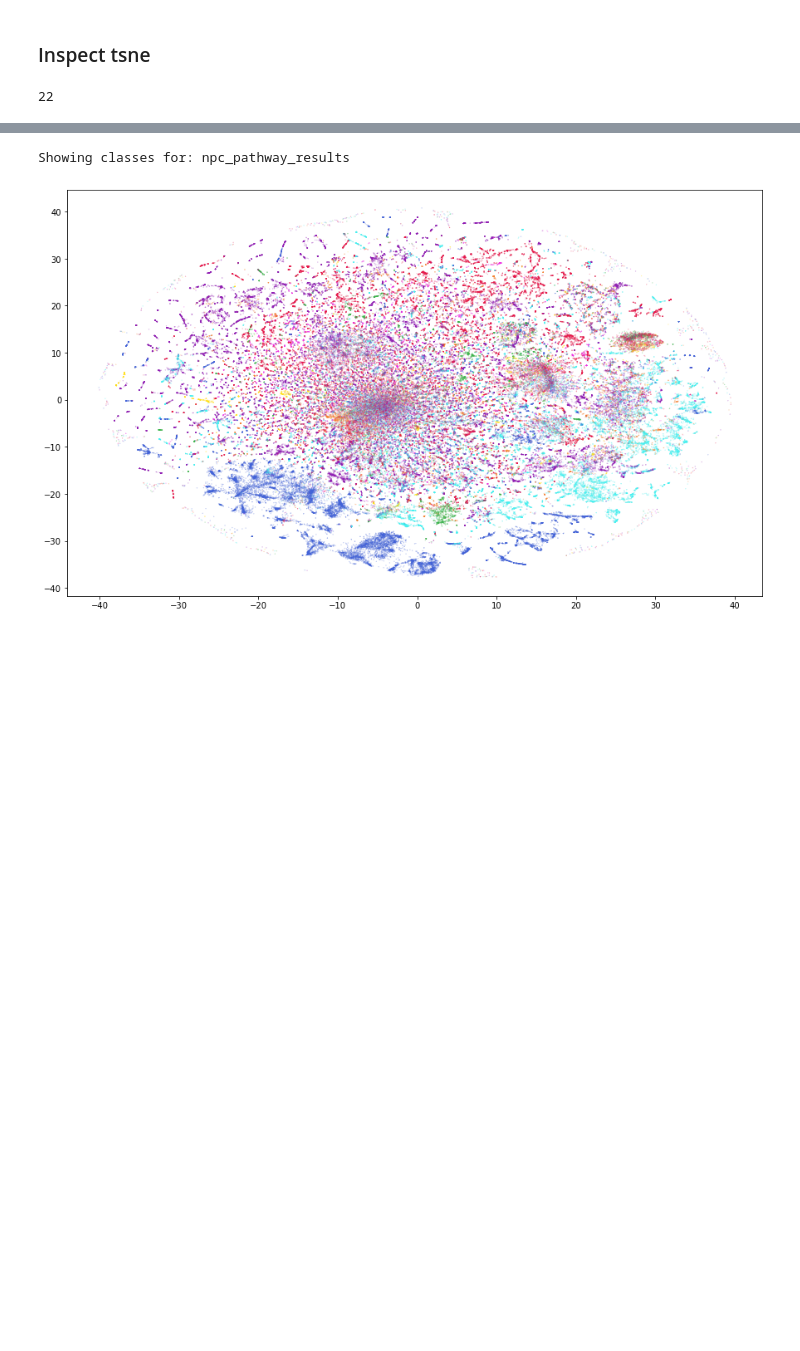
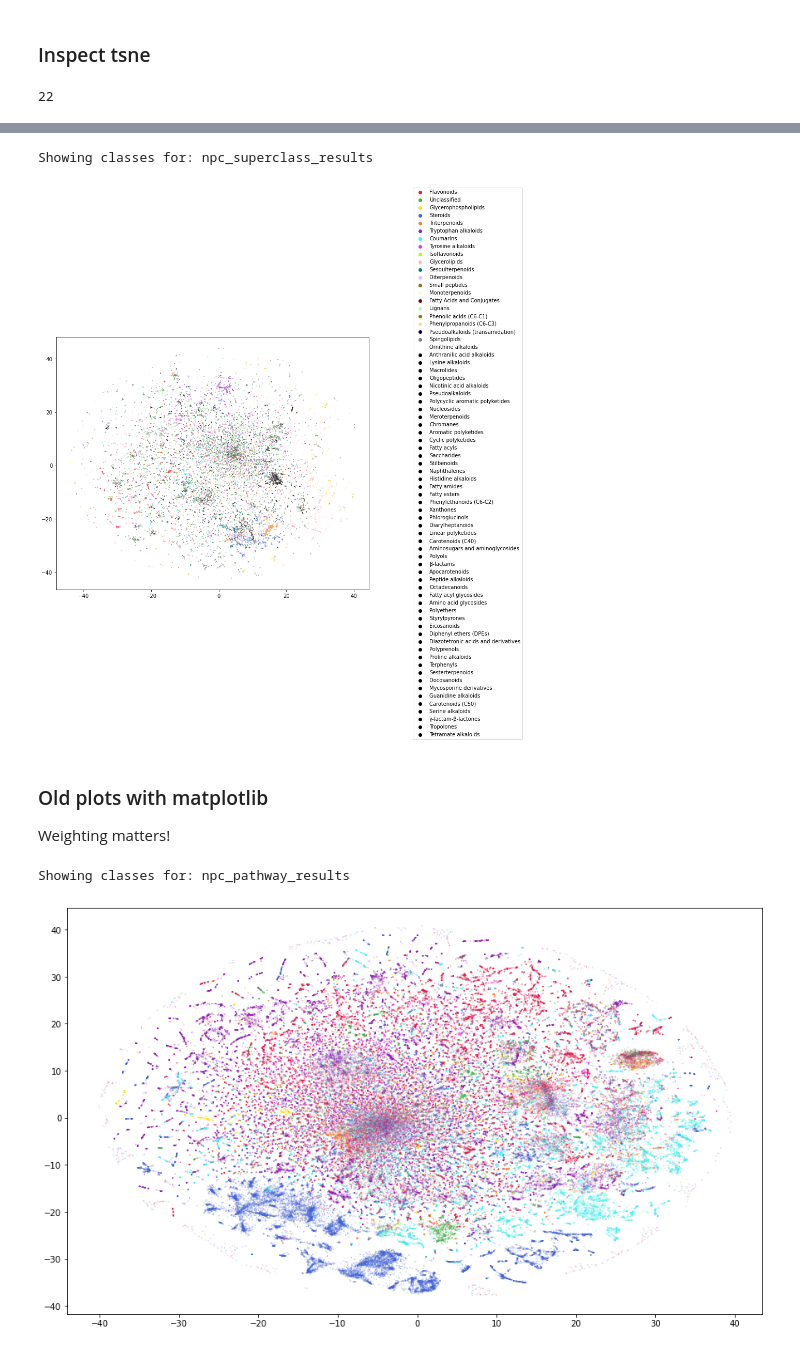
Before and after one commit to louwenjjr/ms2_mass_differences, a Jupyter notebook: notebooks/1d-Prepare_visualisation_data.ipynb, the cells around one changed output, grey strips where cells are left out. Saved outputs shown, nothing was run; the diff lists cells and outputs as text; code cells hidden in the pictures; blank space fills up the shorter version.

```diff
--- a/notebooks/1d-Prepare_visualisation_data.ipynb
+++ b/notebooks/1d-Prepare_visualisation_data.ipynb
@@ -280,3 +304,30 @@ Weighting matters!
+# %%
+# UniqueInchikey - dot size and alpha are different than plot above
+from collections import OrderedDict
+print("Showing classes for:", new_header[i_chosen])
+plt.figure(figsize=(15,9))
+ax = sns.scatterplot(
+    x=np.take(tsne_2d_w_res[:,0], uniq_ids), y=np.take(tsne_2d_w_res[:,1], uniq_ids),
+    hue=[chosen_classes[i] for i in uniq_ids],
+    palette=colour_dict,
+    legend="full", alpha=0.5, s=3) #adjust dot size
+
+box = plot.get_position()
+ax.set_position([box.x0, box.y0, box.width * 0.85, box.height]) # resize position
+# Put a legend to the right side
+handles, labels = ax.get_legend_handles_labels()
+by_label_unsorted = dict(zip(labels, handles))
+by_label = OrderedDict([(lab,by_label_unsorted[lab]) for lab, count in Counter(chosen_classes).most_common()])
+# by_label = OrderedDict(sorted(zip(labels, handles)))
+ax.legend(by_label.values(), by_label.keys(), loc='center right', bbox_to_anchor=(1.5, 0.5), ncol=1)
+# ax.legend()
+plt.show()
+# %% [output]
+Showing classes for: npc_superclass_results
+[figure, added]
+# %% [markdown]
+### Old plots with matplotlib
+Weighting matters!
 # %%
 # Whole dataset 2D
 print("Showing classes for:", new_header[i_chosen])
```
Also changed, not shown: parts of 31 cells of this notebook.
